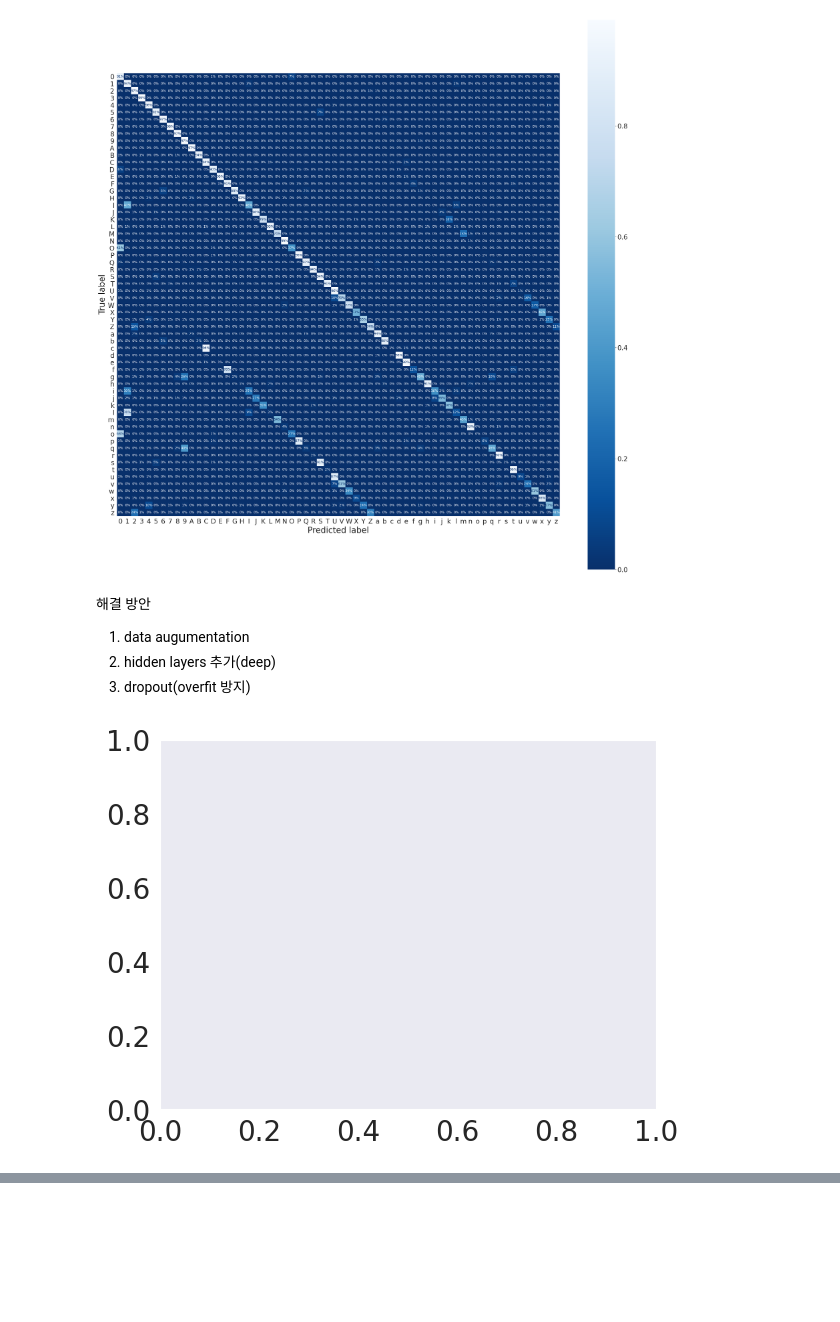
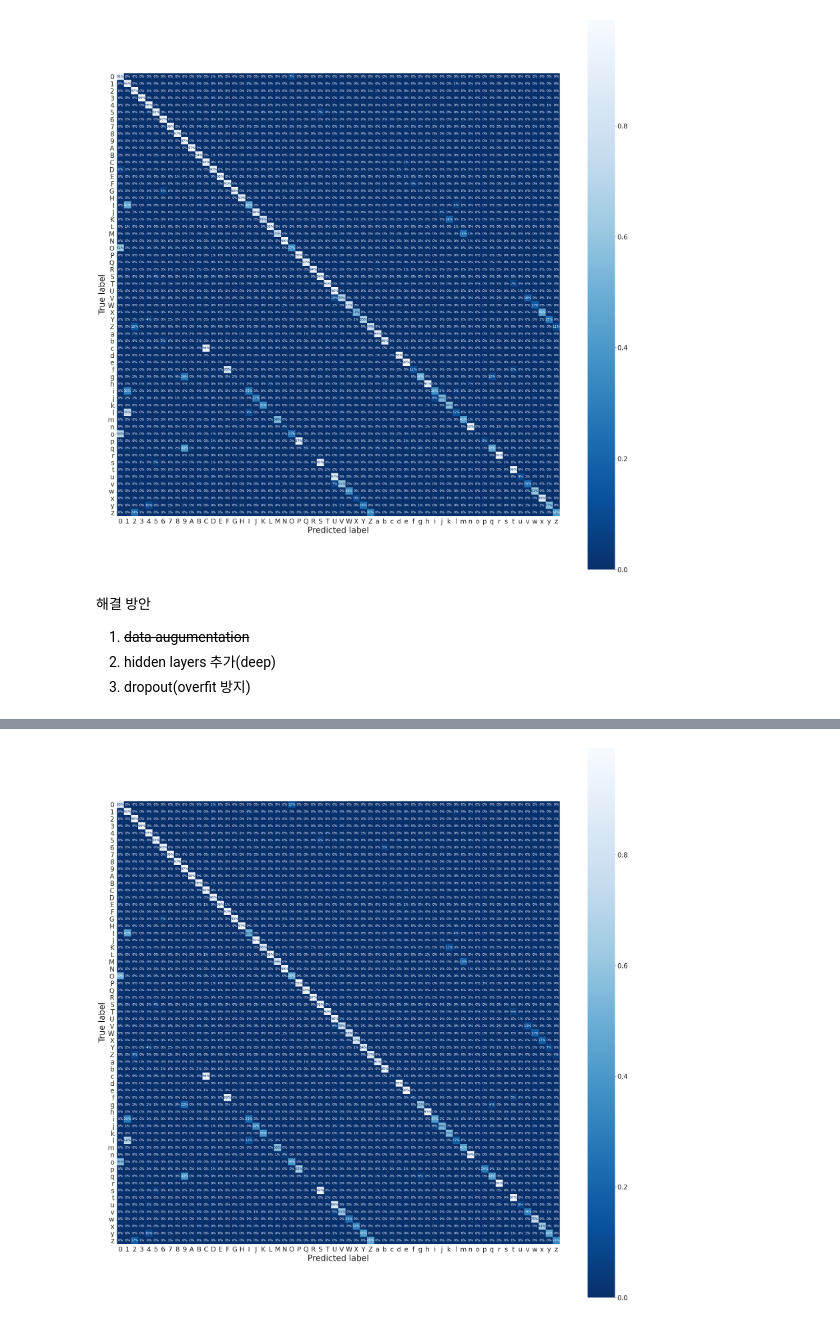
Before and after one commit to nonameR9077/CNNproject-2024-1, a Jupyter notebook: EMNIST.ipynb, the cells around one changed output, grey strips where cells are left out. Saved outputs shown, nothing was run; the diff lists cells and outputs as text; code cells hidden in the pictures; blank space fills up the shorter version.

```diff
--- a/EMNIST.ipynb
+++ b/EMNIST.ipynb
@@ -719,11 +714,38 @@ plotConfusionMartrix(model_test_epoch_20, test_data, classes_class)
 [figure]
 # %% [markdown]
 해결 방안
-1. data augumentation
+1. ~~data augumentation~~
 2. hidden layers 추가(deep)
 3. dropout(overfit 방지)
 # %%
-plt.grid(False)
-plt.show()
+# bring resNet model
+
+MODEL_PATH = Path() / "models" / "ResNet50"
+MODEL_PATH.mkdir(parents=True, exist_ok=True)
+
+model_resnet_epoch_20 = tf.keras.models.load_model(str(MODEL_PATH) + "/light_resnet_adamax_sample.keras")
-# %% [output]
-[figure, removed]
+# %%
+import tensorflow_datasets as tfds
+
+(train_data_resnet, valid_data_resnet, test_data_resnet), info = tfds.load("emnist/byclass", split=["train[:80%]", "train[80%:]", "test"], as_supervised=True, with_info=True)
+
+def preprocess_resnet50(image, label):
+    # Resize image to (32, 32, 1)
+    image = tf.image.resize(image, size=(32, 32))
+    # Convert grayscale to RGB by duplicating the single channel
+    image = tf.image.grayscale_to_rgb(image)
+    # Rescale pixel values to [0, 1]
+    image = tf.cast(image, tf.float64) / 255.0
+    return image, label
+
+
+train_data_resnet = train_data_resnet.map(preprocess_resnet50)
+valid_data_resnet = valid_data_resnet.map(preprocess_resnet50)
+test_data_resnet = test_data_resnet.map(preprocess_resnet50)
+batch_size = 32
+train_data_resnet = train_data_resnet.batch(batch_size).prefetch(tf.data.experimental.AUTOTUNE)
+valid_data_resnet = valid_data_resnet.batch(batch_size).prefetch(tf.data.experimental.AUTOTUNE)
+test_data_resnet = test_data_resnet.batch(batch_size).prefetch(tf.data.experimental.AUTOTUNE)
+# %%
+plotConfusionMartrix(model_resnet_epoch_20, test_data_resnet, classes_class)
+# %% [output]
@@ -729,0 +754 @@ plt.show()
+[figure, added]
```
Also changed, not shown: parts of 20 cells of this notebook, 1 other file.
